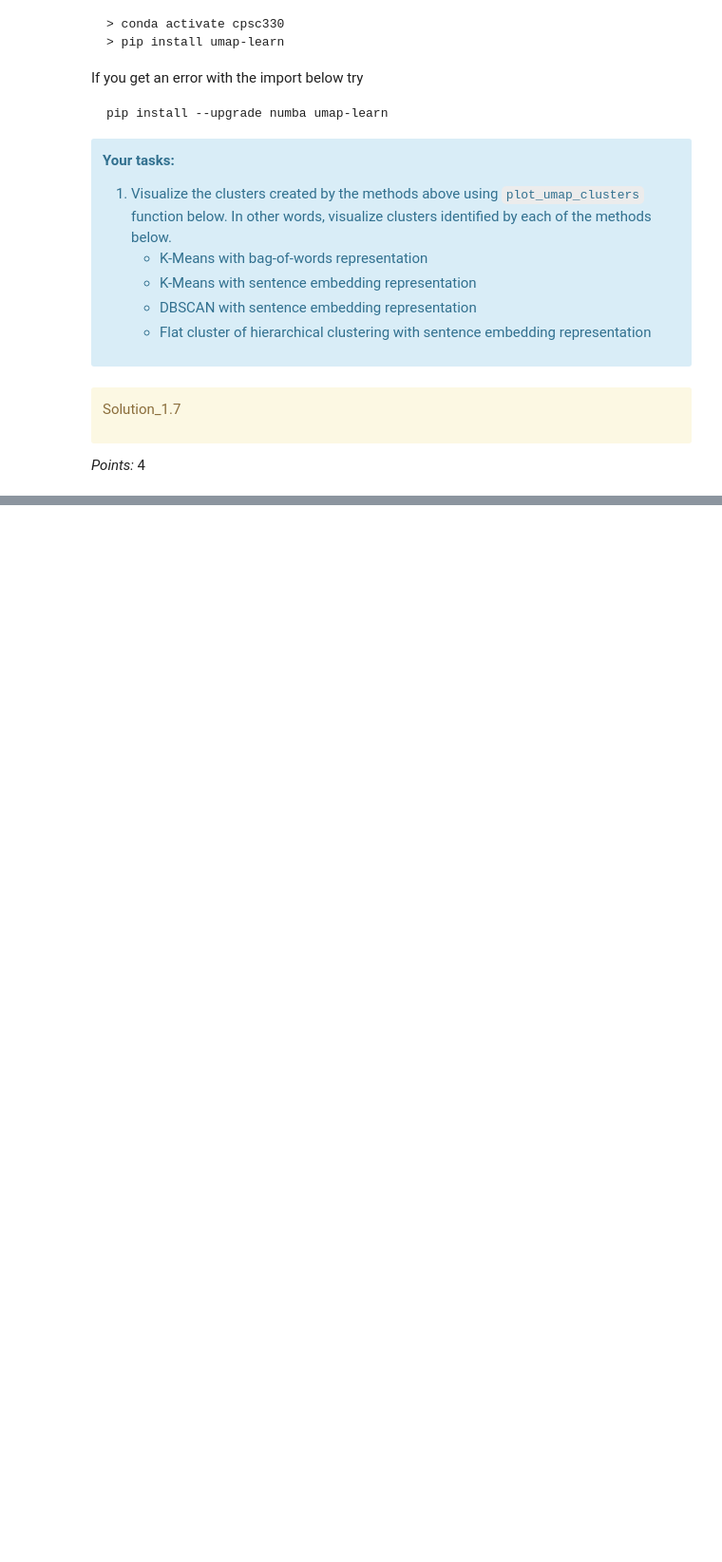
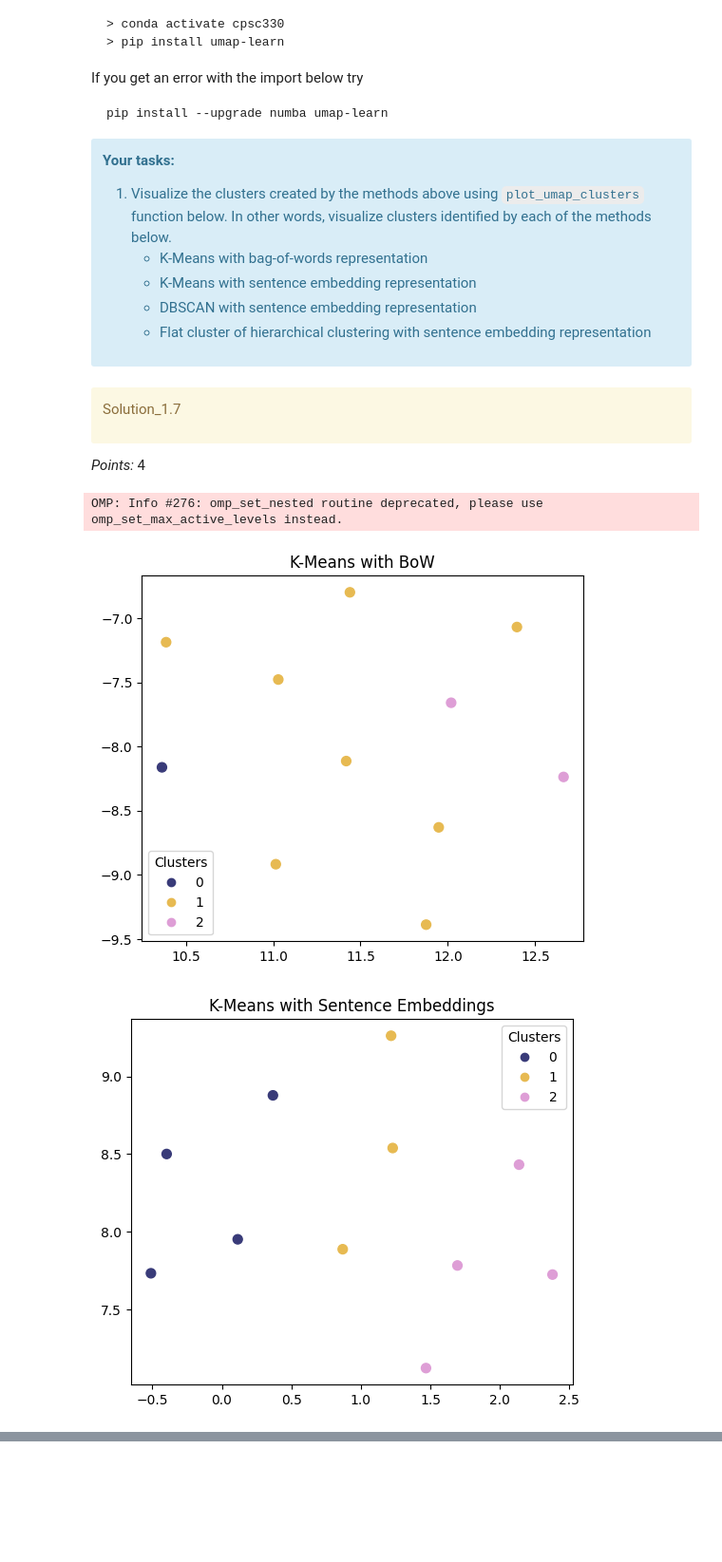
Before and after one commit to ziyangxu6667-byte/CPSC-330-hw6, a Jupyter notebook: hw6.ipynb, the cells around one changed output, grey strips where cells are left out. Shown at 95% size. Saved outputs shown, nothing was run; the diff lists cells and outputs as text; code cells hidden in the pictures; blank space fills up the shorter version.

```diff
--- a/hw6.ipynb
+++ b/hw6.ipynb
@@ -367,3 +535,5 @@ hier_emb_labels = ...
+# %%
+hier_emb_labels = fcluster(Z, t=3, criterion="maxclust")
 # %%
 wiki_df["emb_hierarchical"] = hier_emb_labels
 wiki_df
@@ -518,0 +700,32 @@ _Points:_ 4
+# %%
+plot_umap_clusters(
+    X_bow.toarray(),
+    kmeans_bow_labels,
+    raw_texts=wiki_df["wiki query"].tolist(),
+    title="K-Means with BoW"
+)
+
+plot_umap_clusters(
+    emb_sents,
+    kmeans_emb_labels,
+    raw_texts=wiki_df["wiki query"].tolist(),
+    title="K-Means with Sentence Embeddings"
+)
+
+plot_umap_clusters(
+    emb_sents,
+    dbscan_emb_labels,
+    raw_texts=wiki_df["wiki query"].tolist(),
+    title="DBSCAN with Sentence Embeddings"
+)
+
+plot_umap_clusters(
+    emb_sents,
+    hier_emb_labels,
+    raw_texts=wiki_df["wiki query"].tolist(),
+    title="Hierarchical Clustering with Sentence Embeddings"
+)
+# %% [output]
+OMP: Info #276: omp_set_nested routine deprecated, please use omp_set_max_active_levels instead.
+[figure, added]
+[figure, added]
```
Also changed, not shown: parts of 54 cells of this notebook.
